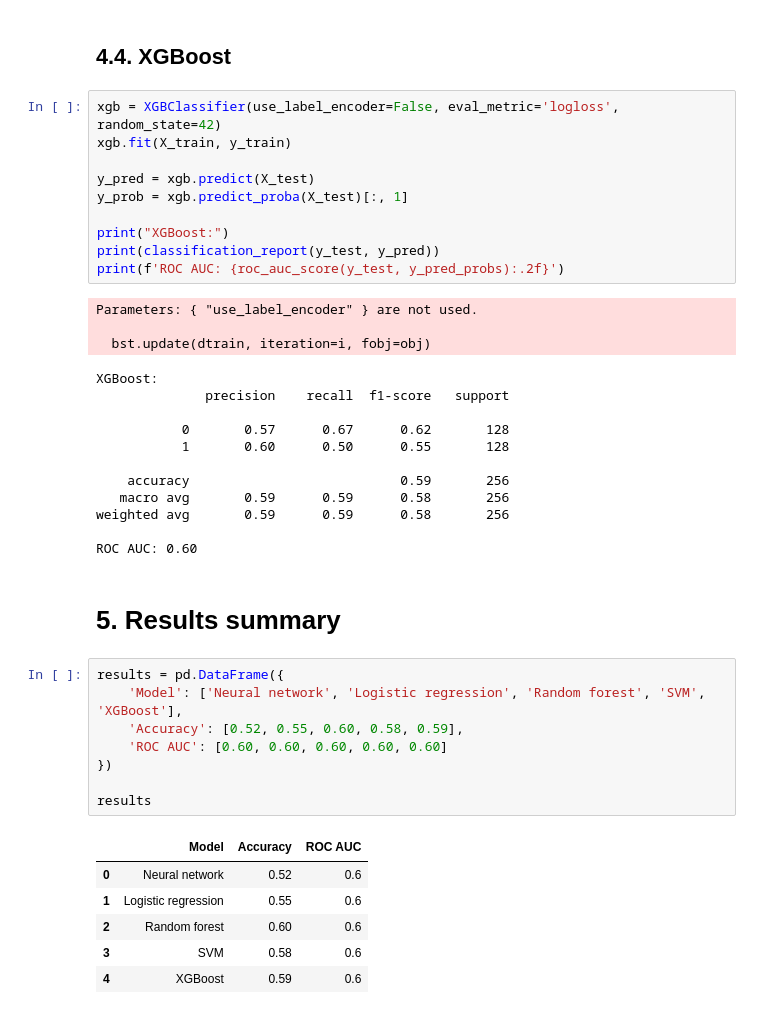
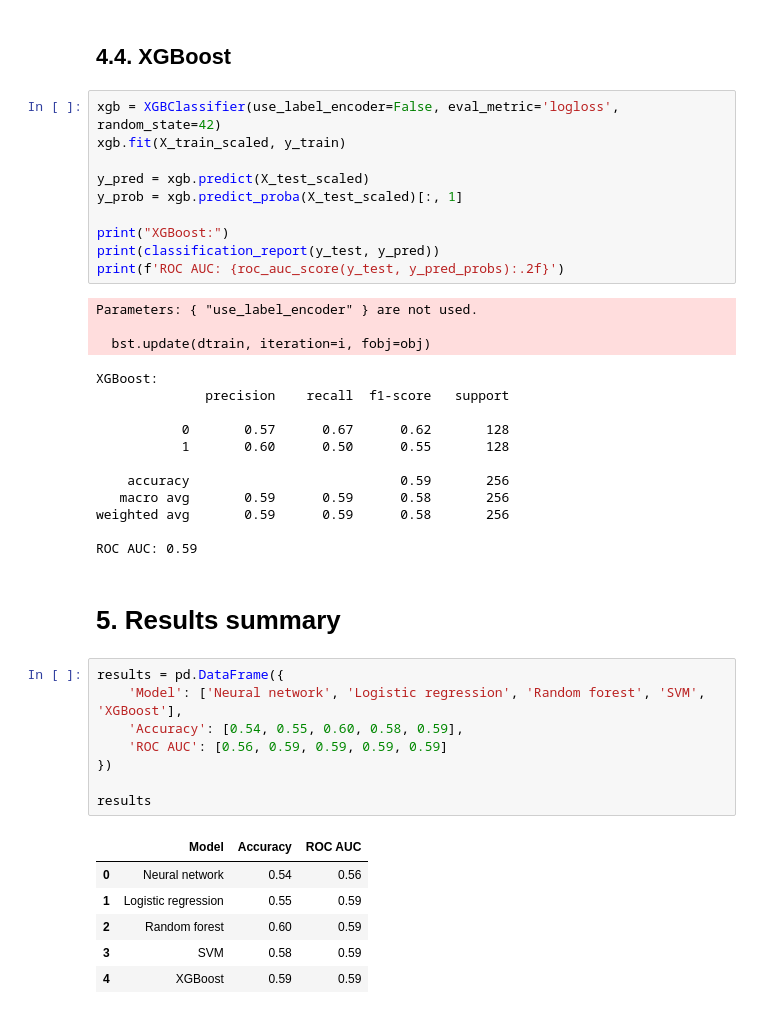
Before and after one commit to michal-owsiak/eeg-emotion-recognition-cnn, a Jupyter notebook: index.ipynb, the cells around one changed output. Cells and saved outputs as stored; diff of their text form.

```diff
--- a/index.ipynb
+++ b/index.ipynb
@@ -539,10 +522,10 @@ ROC AUC: 0.60
 ## **4.4. XGBoost**
 # %%
 xgb = XGBClassifier(use_label_encoder=False, eval_metric='logloss', random_state=42)
-xgb.fit(X_train, y_train)
+xgb.fit(X_train_scaled, y_train)
 
-y_pred = xgb.predict(X_test)
-y_prob = xgb.predict_proba(X_test)[:, 1]
+y_pred = xgb.predict(X_test_scaled)
+y_prob = xgb.predict_proba(X_test_scaled)[:, 1]
 
 print("XGBoost:")
 print(classification_report(y_test, y_pred))
@@ -561,21 +544,21 @@ XGBoost:
    macro avg       0.59      0.59      0.58       256
 weighted avg       0.59      0.59      0.58       256
 
-ROC AUC: 0.60
+ROC AUC: 0.59
 # %% [markdown]
 # **5. Results summary**
 # %%
 results = pd.DataFrame({
     'Model': ['Neural network', 'Logistic regression', 'Random forest', 'SVM', 'XGBoost'],
-    'Accuracy': [0.52, 0.55, 0.60, 0.58, 0.59],
-    'ROC AUC': [0.60, 0.60, 0.60, 0.60, 0.60]
+    'Accuracy': [0.54, 0.55, 0.60, 0.58, 0.59],
+    'ROC AUC': [0.56, 0.59, 0.59, 0.59, 0.59]
 })
 
 results
 # %% [output]
 |  | Model | Accuracy | ROC AUC |
-| 0 | Neural network | 0.52 | 0.6 |
-| 1 | Logistic regression | 0.55 | 0.6 |
-| 2 | Random forest | 0.60 | 0.6 |
-| 3 | SVM | 0.58 | 0.6 |
-| 4 | XGBoost | 0.59 | 0.6 |
+| 0 | Neural network | 0.54 | 0.56 |
+| 1 | Logistic regression | 0.55 | 0.59 |
+| 2 | Random forest | 0.60 | 0.59 |
+| 3 | SVM | 0.58 | 0.59 |
+| 4 | XGBoost | 0.59 | 0.59 |
```
Also changed, not shown: parts of 14 cells of this notebook.
